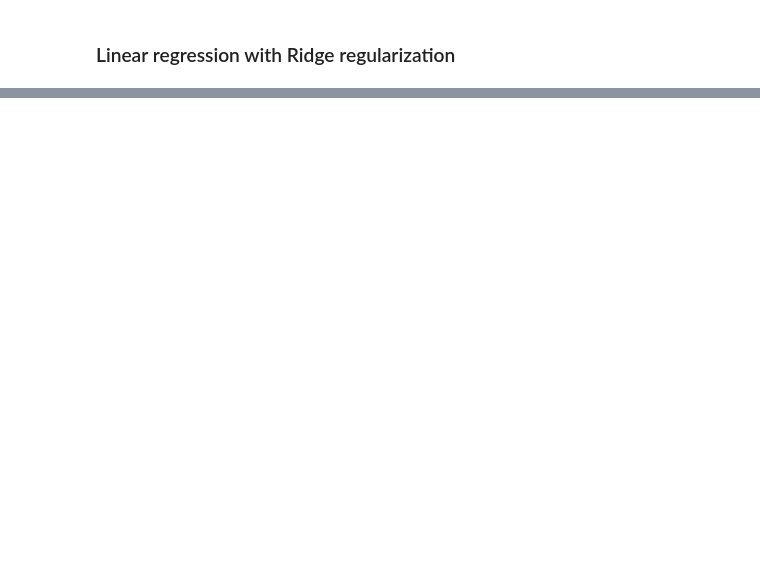
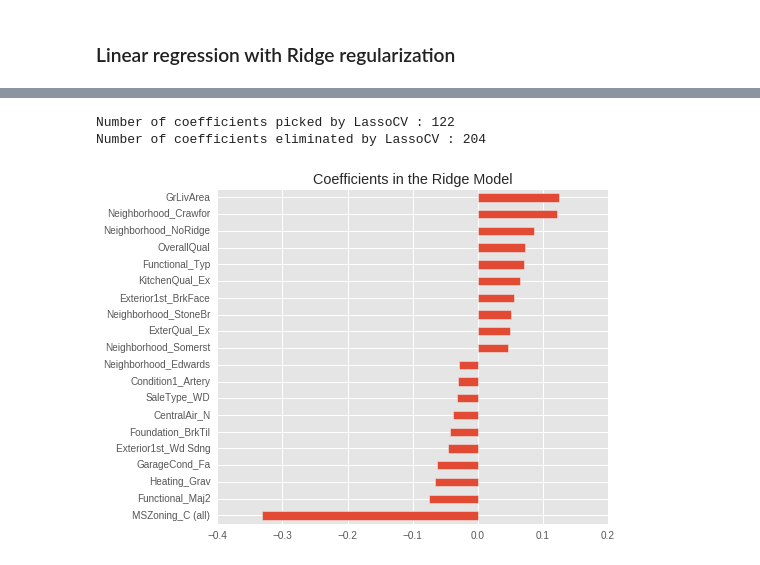
Before and after one commit to dheerajgopi/learn-ML, a Jupyter notebook: Regression techniques.ipynb, the cells around one changed output, grey strips where cells are left out. Cells and saved outputs as stored; diff of their text form; code cells hidden in the pictures; blank space fills up the shorter version.

```diff
--- a/Regression techniques.ipynb
+++ b/Regression techniques.ipynb
@@ -347,0 +379,15 @@ solution.to_csv('outputs/regression-solution.csv')
+# %%
+# Plot important coefficients
+coeffs = pd.Series(lasso.coef_, index=X_train.columns)
+print "Number of coefficients picked by LassoCV :", sum(coeffs != 0)
+print "Number of coefficients eliminated by LassoCV :", sum(coeffs == 0)
+coeffs = coeffs.sort_values()
+important_coeffs = pd.concat([coeffs.head(10), coeffs.tail(10)])
+plt.figure(figsize=(7, 6))
+important_coeffs.plot(kind='barh')
+plt.title("Coefficients in the Ridge Model")
+plt.show();
+# %% [output]
+Number of coefficients picked by LassoCV : 122
+Number of coefficients eliminated by LassoCV : 204
+[figure, added]
```
Also changed, not shown: parts of 11 cells of this notebook, 3 other files.
